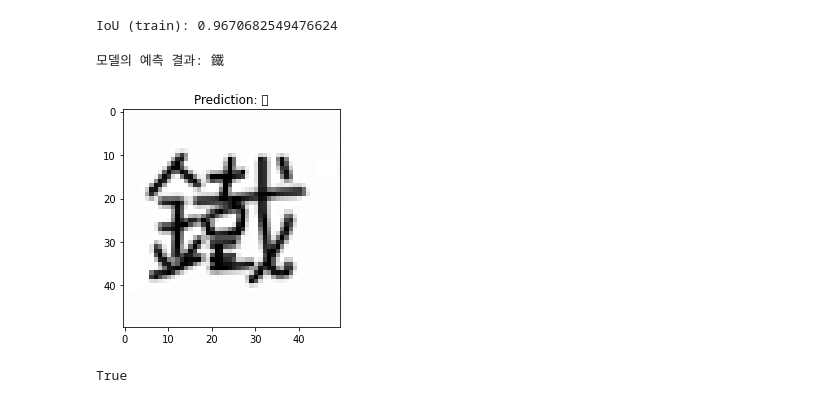
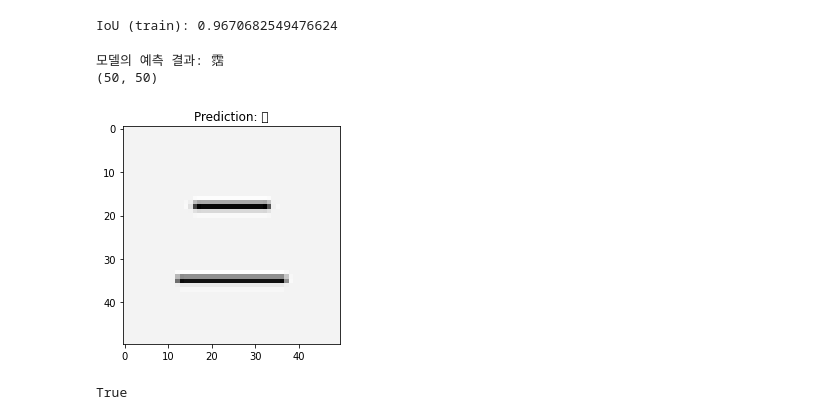
Before and after one commit to chobochorock/EmbeddedAI_FInal_Project, a Jupyter notebook: hanja_recognition/resnet_trainer.ipynb, the cells around one changed output. Drawn from its saved outputs; the diff is of its cells as text; code cells hidden in the pictures.

```diff
--- a/hanja_recognition/resnet_trainer.ipynb
+++ b/hanja_recognition/resnet_trainer.ipynb
@@ -17,7 +17,7 @@ True
 # %% [markdown]
 ## construct dataset for training
 # %%
-dataset = MyDataset(path='../Traditional-Chinese-Handwriting-Dataset/data/cleaned_data(50_50)', split='mytrain') # 이 경로에 한자 필기 데이터가 존재해야 합니다.
+dataset = MyDataset(path='../../Traditional-Chinese-Handwriting-Dataset/data/cleaned_data(50_50)', split='mytrain') # 이 경로에 한자 필기 데이터가 존재해야 합니다.
 print('len(dataset)=', len(dataset))
 len(set(dataset.raw_label))
 # %% [output]
@@ -243,42 +301,44 @@ IoU (train): 0.9670682549476624
 from PIL import Image
 # 1. 이미지 불러오기 및 흑백 변환 (필수!)
 # 학습할 때 흑백(1채널)으로 했으므로, 여기서도 꼭 .convert('L')을 해야 합니다.
-my_image = Image.open('쇠_철_1.png').convert('L').resize((50, 50))
+my_image = Image.open('두_이.png').convert('L').resize((50, 50))
 
 # 2. 전처리 정의 (학습 코드와 동일하게 맞춰야 함)
 transform = transforms.Compose([
     # transforms.Grayscale(num_output_channels=1),
     transforms.ToTensor(),              # 0~255 값을 0~1 텐서로 변환
     transforms.Normalize([0.5], [0.5])  # -1~1 범위로 정규화
 ])
 
 # 3. 이미지 변환 및 차원 추가
 input_tensor = transform(my_image)      # (1, 50, 50)
 input_tensor = input_tensor.unsqueeze(0) # (1, 1, 50, 50) -> 배치 차원 추가!
 
 # 4. 장치(GPU/CPU) 맞추기
 device = next(model.parameters()).device # 모델이 있는 곳으로 데이터도 이동
 input_tensor = input_tensor.to(device)
 
 # 5. 모델 예측
 model.eval() # 평가 모드
 with torch.no_grad():
     output = model(input_tensor)
     pred_idx = output.argmax().item() # 가장 높은 확률의 인덱스 추출
 
 # 6. 결과 확인
 # idx2char 딕셔너리가 메모리에 있다고 가정합니다.
 pred_char = dataset.idx2char[pred_idx]
 
 print(f"모델의 예측 결과: {pred_char}")
 
 # 시각화
+print(my_image.size)
 plt.imshow(my_image, cmap='gray')
 plt.title(f"Prediction: {pred_char}")
 plt.show()
 # %% [output]
-모델의 예측 결과: 鐵
+모델의 예측 결과: 霑
+(50, 50)
-[figure, old version]
+[figure, new version]
 # %%
 '鑿' in dataset.idx2char.values()
 # %% [output]
```
Also changed, not shown: parts of 10 cells of this notebook, 15 other files.
